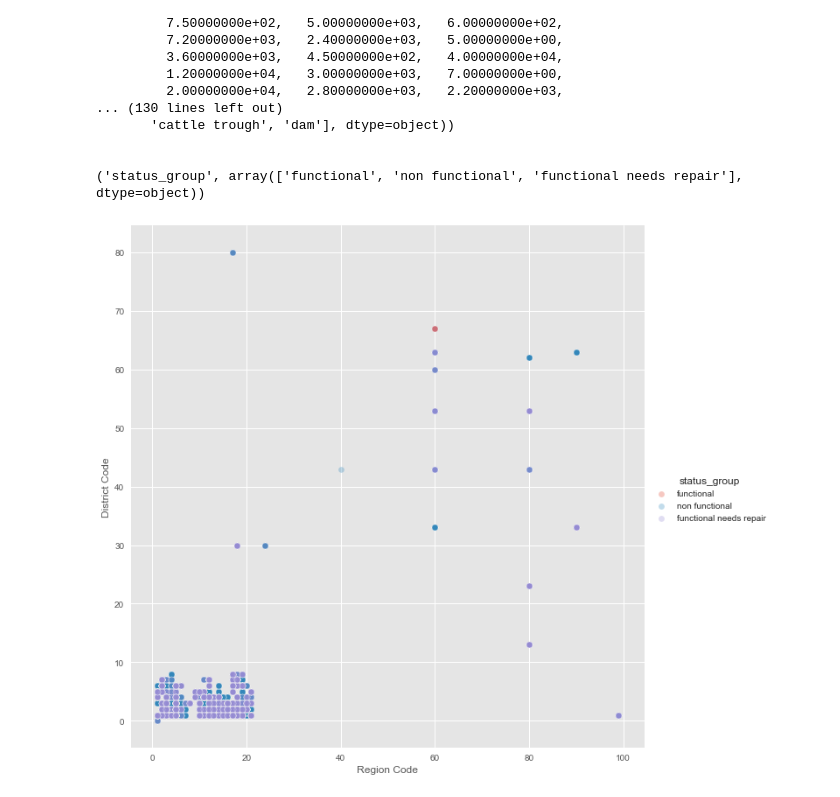
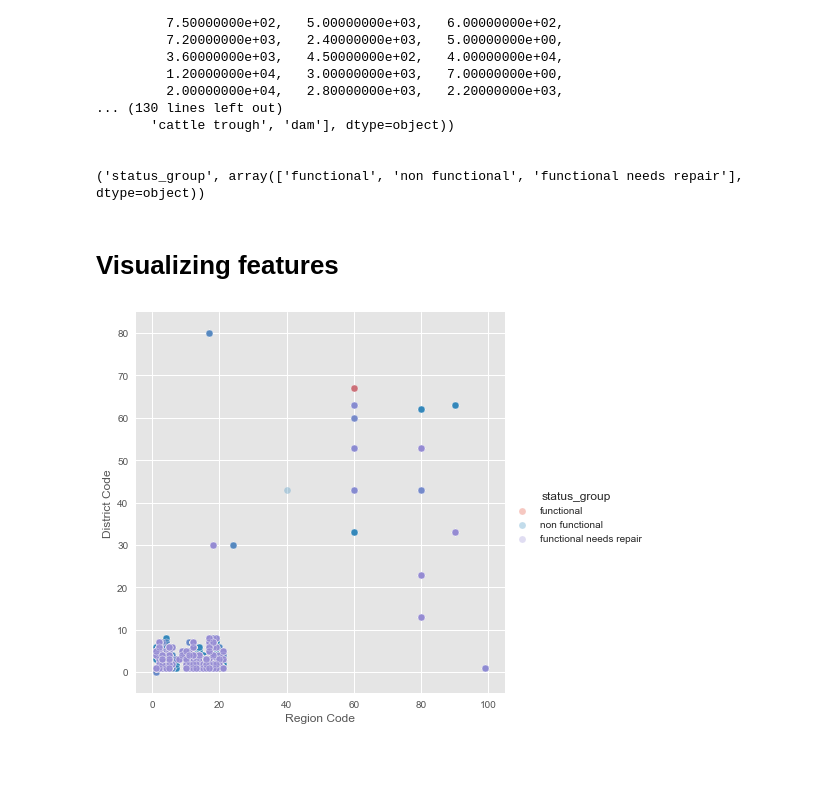
Before and after one commit to sdmirch/data-mining-the-water-table, a Jupyter notebook: EDA.ipynb, the cells around one changed output. Saved outputs shown, nothing was run; the diff lists cells and outputs as text; code cells hidden in the pictures; blank space fills up the shorter version.

```diff
--- a/EDA.ipynb
+++ b/EDA.ipynb
@@ -83,9 +88,11 @@ for col in df.columns:
 
 
 ('status_group', array(['functional', 'non functional', 'functional needs repair'], dtype=object))
+# %% [markdown]
+# Visualizing features
 # %%
-g = sns.FacetGrid(df,  hue="status_group", size=9)
+g = sns.FacetGrid(df,  hue="status_group", size=6)
 g = (g.map(plt.scatter, "region_code", "district_code", edgecolor="w", alpha=0.3).add_legend())\
 .set_xlabels('Region Code').set_ylabels('District Code')
 # %% [output]
-[figure, old version]
+[figure, new version]
```
Also changed, not shown: parts of 6 cells of this notebook.
